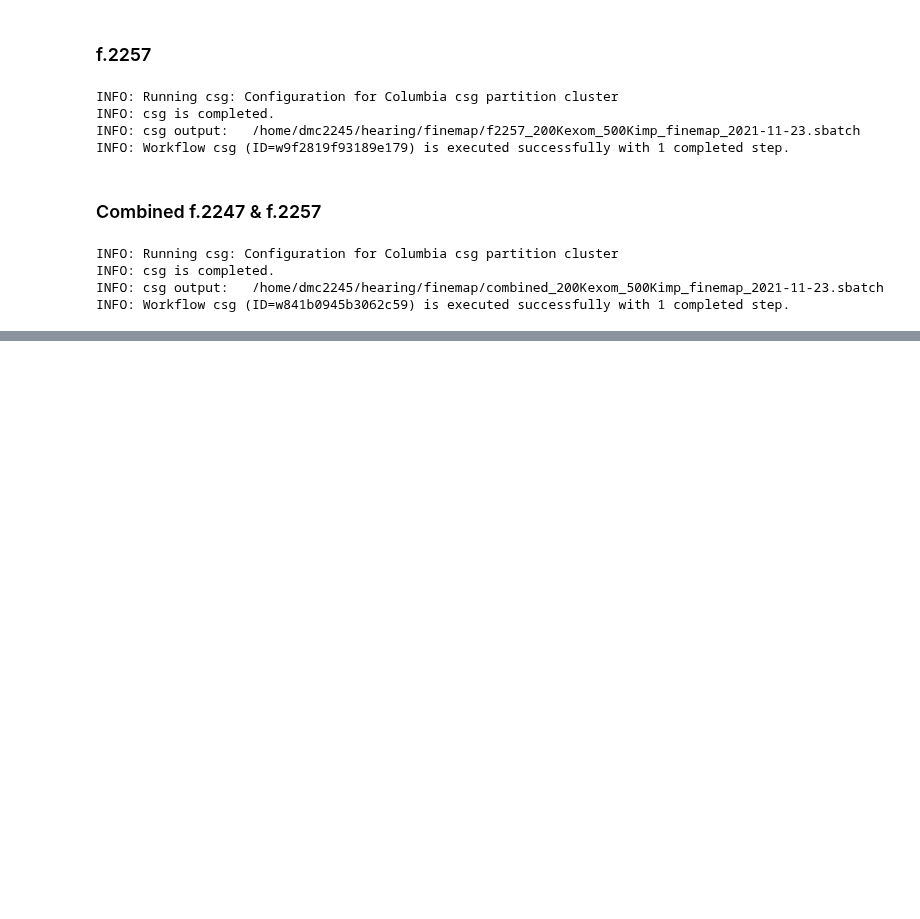
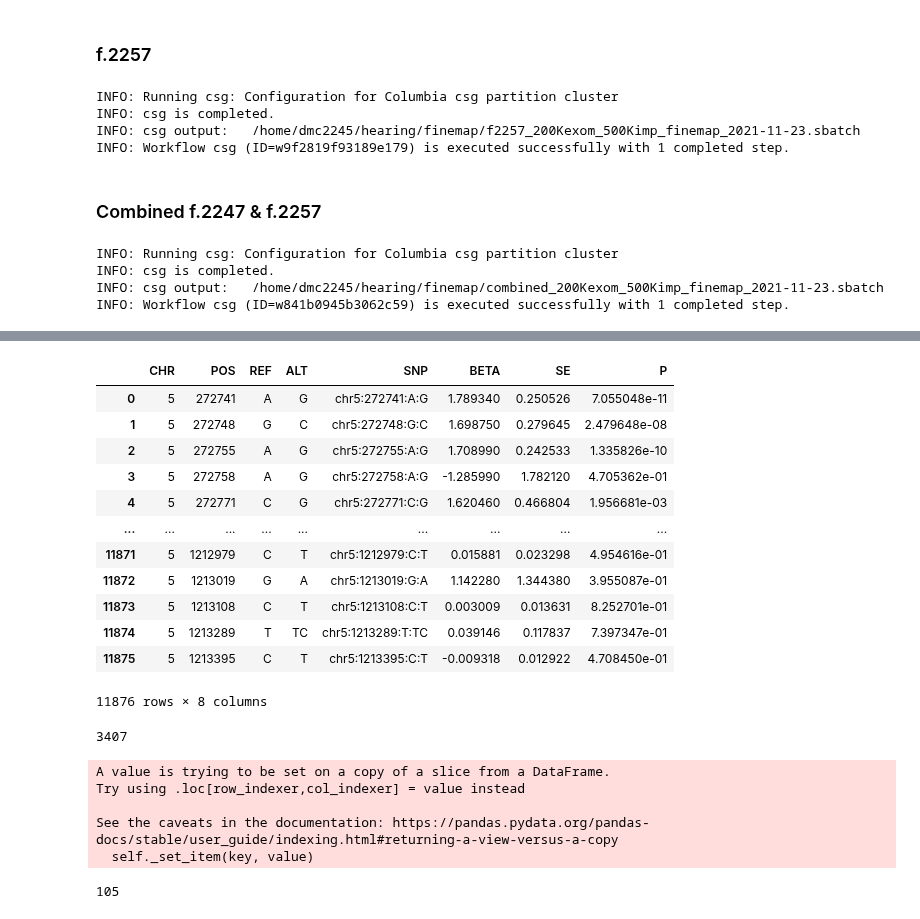
Before and after one commit to statgenetics/UKBB_GWAS_dev, a Jupyter notebook: analysis/cluster_scripts/102221_Fine_mapping_HI.ipynb, the cells around one changed output, grey strips where cells are left out. Cells and saved outputs as stored; diff of their text form; code cells hidden in the pictures; blank space fills up the shorter version.

```diff
--- a/analysis/cluster_scripts/102221_Fine_mapping_HI.ipynb
+++ b/analysis/cluster_scripts/102221_Fine_mapping_HI.ipynb
@@ -1150,0 +1351,28 @@ INFO: Workflow csg (ID=w841b0945b3062c59) is executed successfully with 1 comple
+# %%
+f3393_ori
+# %% [output]
+|  | CHR | POS | REF | ALT | SNP | BETA | SE | P |
+| 0 | 5 | 272741 | A | G | chr5:272741:A:G | 1.789340 | 0.250526 | 7.055048e-11 |
+| 1 | 5 | 272748 | G | C | chr5:272748:G:C | 1.698750 | 0.279645 | 2.479648e-08 |
+| 2 | 5 | 272755 | A | G | chr5:272755:A:G | 1.708990 | 0.242533 | 1.335826e-10 |
+| 3 | 5 | 272758 | A | G | chr5:272758:A:G | -1.285990 | 1.782120 | 4.705362e-01 |
+| 4 | 5 | 272771 | C | G | chr5:272771:C:G | 1.620460 | 0.466804 | 1.956681e-03 |
+| ... | ... | ... | ... | ... | ... | ... | ... | ... |
+| 11871 | 5 | 1212979 | C | T | chr5:1212979:C:T | 0.015881 | 0.023298 | 4.954616e-01 |
+| 11872 | 5 | 1213019 | G | A | chr5:1213019:G:A | 1.142280 | 1.344380 | 3.955087e-01 |
+| 11873 | 5 | 1213108 | C | T | chr5:1213108:C:T | 0.003009 | 0.013631 | 8.252701e-01 |
+| 11874 | 5 | 1213289 | T | TC | chr5:1213289:T:TC | 0.039146 | 0.117837 | 7.397347e-01 |
+| 11875 | 5 | 1213395 | C | T | chr5:1213395:C:T | -0.009318 | 0.012922 | 4.708450e-01 |
+11876 rows × 8 columns
+# %%
+f3393_ori.loc[f3393_ori['POS'] == 272791].index[0]
+# %% [output]
+3407
+# %%
+f3393_ori.iloc[3407:,]["BETA"] = -1 * f3393_ori["BETA"]
+# %% [output]
+A value is trying to be set on a copy of a slice from a DataFrame.
+Try using .loc[row_indexer,col_indexer] = value instead
+
+See the caveats in the documentation: https://pandas.pydata.org/pandas-docs/stable/user_guide/indexing.html#returning-a-view-versus-a-copy
+  self._set_item(key, value)
@@ -1150,0 +1383,4 @@ INFO: Workflow csg (ID=w841b0945b3062c59) is executed successfully with 1 comple
+# %%
+f3393_ori.loc[f3393_ori['POS'] == 73776529].index[0]
+# %% [output]
+105
```
Also changed, not shown: parts of 86 cells of this notebook.
